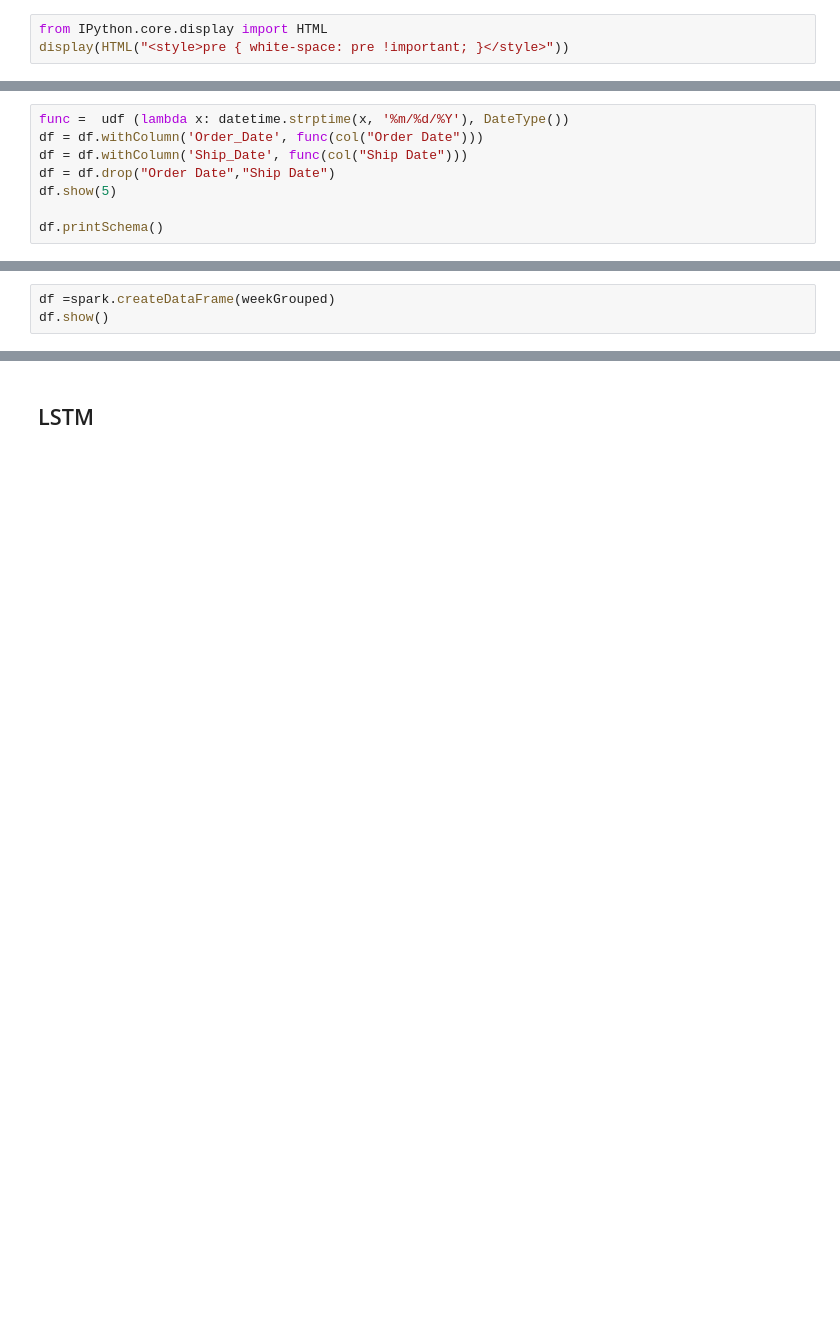
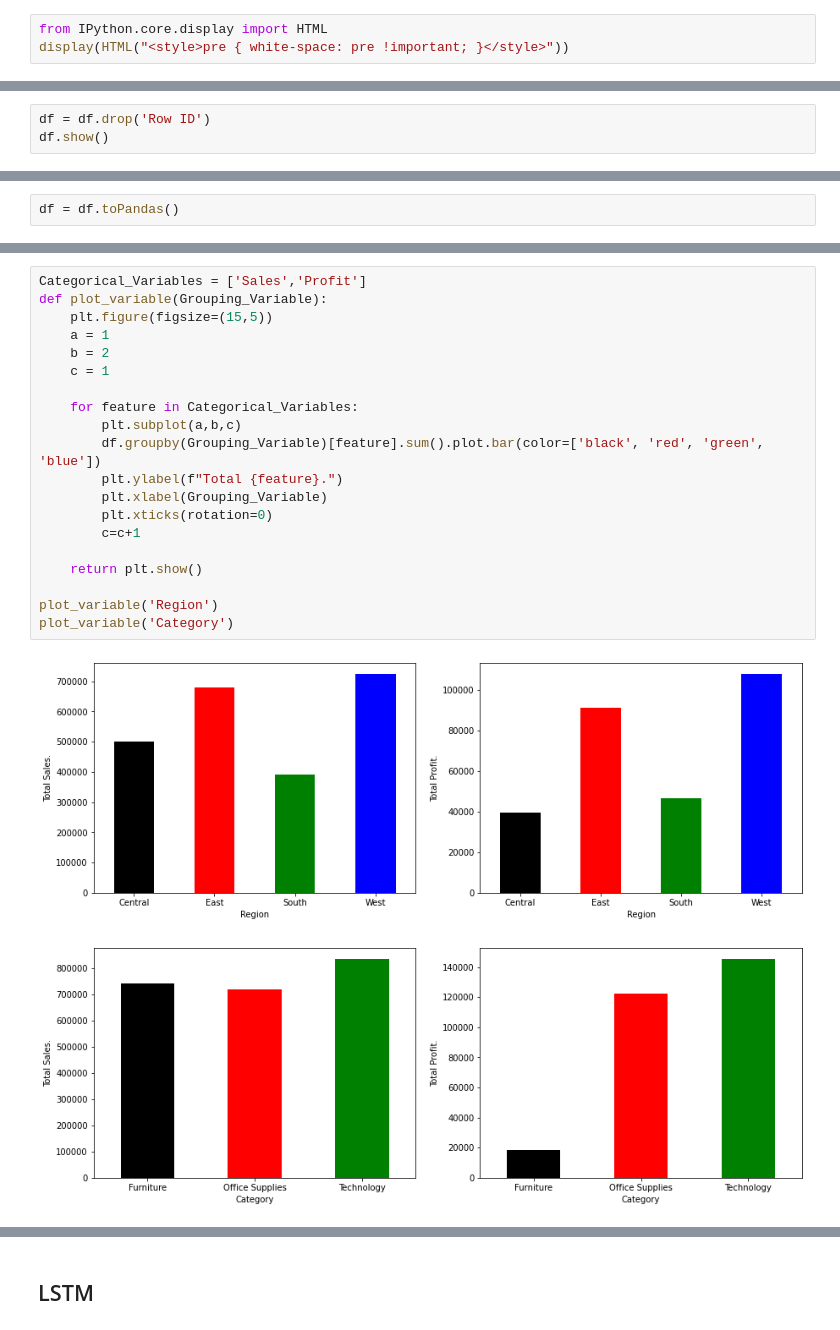
Before and after one commit to munsif246/Sales-Forecasting, a Jupyter notebook: Weekly-Sales-Forecasting.ipynb, the cells around one changed output, grey strips where cells are left out. Cells and saved outputs as stored; diff of their text form; blank space fills up the shorter version.

```diff
--- a/Weekly-Sales-Forecasting.ipynb
+++ b/Weekly-Sales-Forecasting.ipynb
@@ -252,8 +196,0 @@ df.count()
-# %%
-func =  udf (lambda x: datetime.strptime(x, '%m/%d/%Y'), DateType())
-df = df.withColumn('Order_Date', func(col("Order Date")))
-df = df.withColumn('Ship_Date', func(col("Ship Date")))
-df = df.drop("Order Date","Ship Date")
-df.show(5)
-
-df.printSchema()
@@ -609,3 +196,0 @@ INFO:fbprophet:Disabling daily seasonality. Run prophet with daily_seasonality=T
-# %%
-df =spark.createDataFrame(weekGrouped)
-df.show()
@@ -629,0 +197,3 @@ only showing top 20 rows
+# %%
+df = df.drop('Row ID')
+df.show()
@@ -629,0 +202,2 @@ only showing top 20 rows
+# %%
+df = df.toPandas()
@@ -629,0 +214,23 @@ only showing top 20 rows
+# %%
+Categorical_Variables = ['Sales','Profit']
+def plot_variable(Grouping_Variable):
+    plt.figure(figsize=(15,5))
+    a = 1
+    b = 2
+    c = 1
+
+    for feature in Categorical_Variables:
+        plt.subplot(a,b,c)
+        df.groupby(Grouping_Variable)[feature].sum().plot.bar(color=['black', 'red', 'green', 'blue'])
+        plt.ylabel(f"Total {feature}.")
+        plt.xlabel(Grouping_Variable)
+        plt.xticks(rotation=0)
+        c=c+1
+
+    return plt.show()
+
+plot_variable('Region')
+plot_variable('Category')
+# %% [output]
+[figure, added]
+[figure, added]
```
Also changed, not shown: parts of 130 cells of this notebook.
